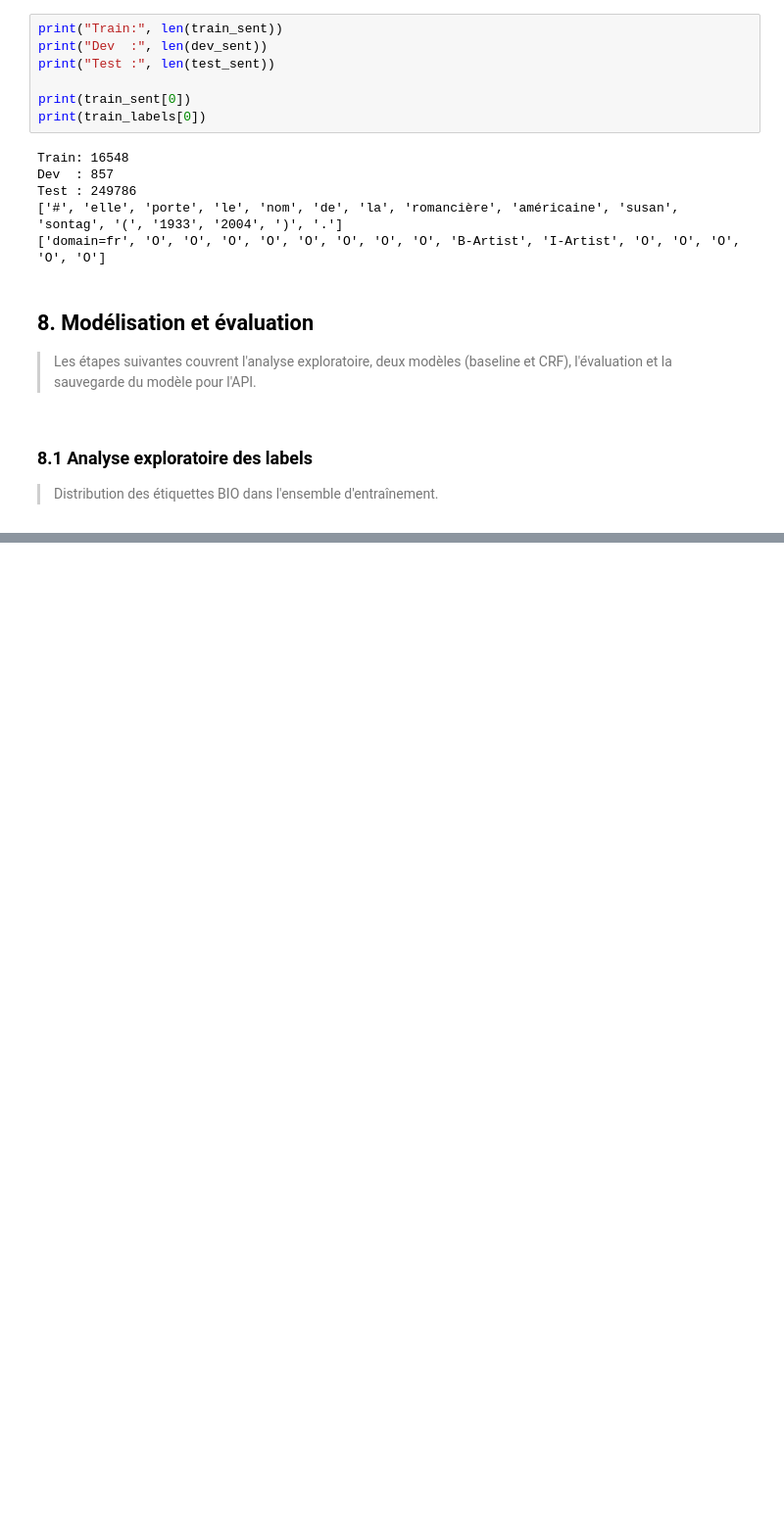
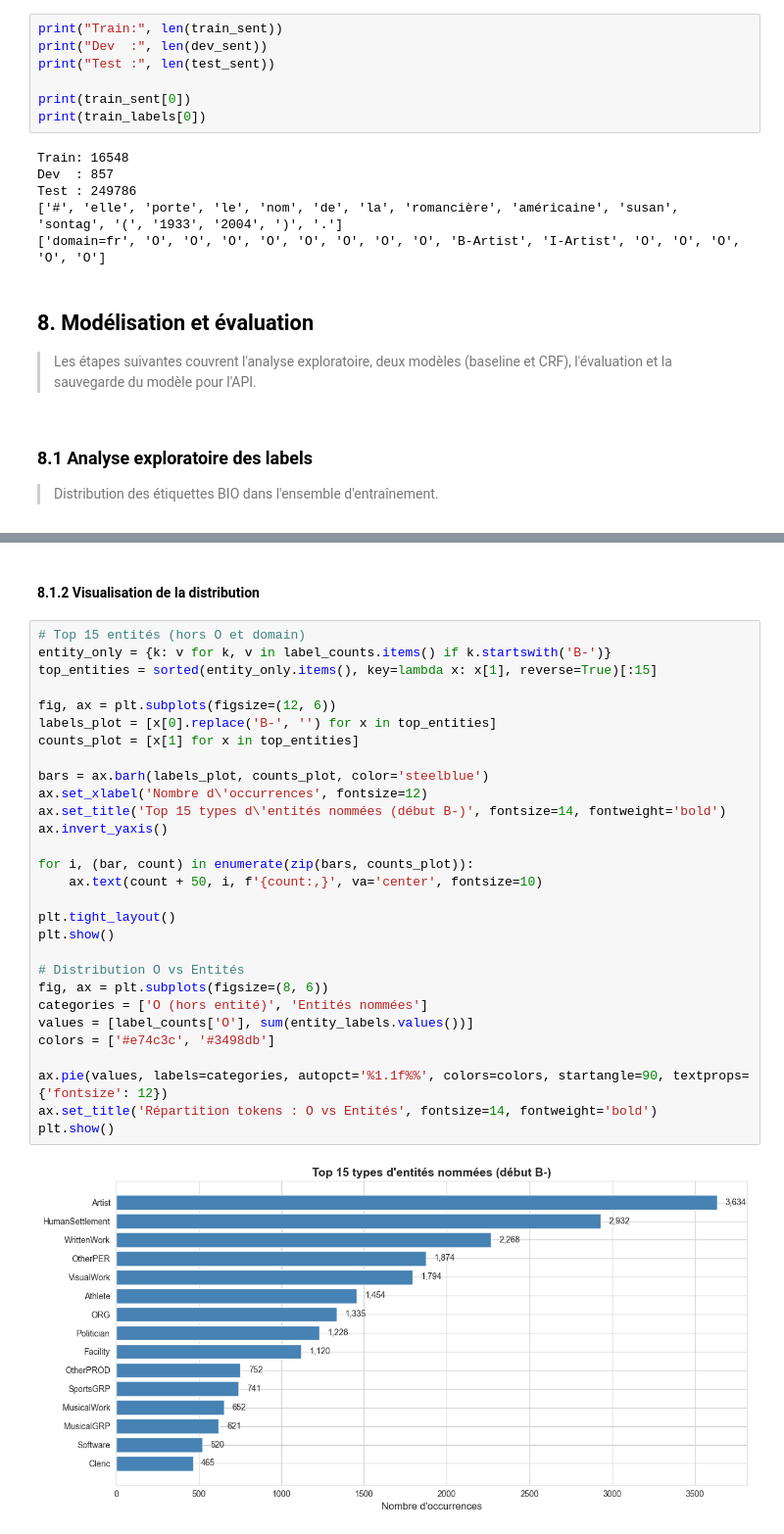
Before and after one commit to Badji-M/NLP, a Jupyter notebook: notebook/NER.ipynb, the cells around one changed output, grey strips where cells are left out. Shown at 98% size. Cells and saved outputs as stored; diff of their text form; blank space fills up the shorter version.

```diff
--- a/notebook/NER.ipynb
+++ b/notebook/NER.ipynb
@@ -152,0 +225,33 @@ Exemple labels: ['B-AerospaceManufacturer', 'B-AnatomicalStructure', 'B-ArtWork'
+# %% [markdown]
+#### 8.1.2 Visualisation de la distribution
+# %%
+# Top 15 entités (hors O et domain)
+entity_only = {k: v for k, v in label_counts.items() if k.startswith('B-')}
+top_entities = sorted(entity_only.items(), key=lambda x: x[1], reverse=True)[:15]
+
+fig, ax = plt.subplots(figsize=(12, 6))
+labels_plot = [x[0].replace('B-', '') for x in top_entities]
+counts_plot = [x[1] for x in top_entities]
+
+bars = ax.barh(labels_plot, counts_plot, color='steelblue')
+ax.set_xlabel('Nombre d\'occurrences', fontsize=12)
+ax.set_title('Top 15 types d\'entités nommées (début B-)', fontsize=14, fontweight='bold')
+ax.invert_yaxis()
+
+for i, (bar, count) in enumerate(zip(bars, counts_plot)):
+    ax.text(count + 50, i, f'{count:,}', va='center', fontsize=10)
+
+plt.tight_layout()
+plt.show()
+
+# Distribution O vs Entités
+fig, ax = plt.subplots(figsize=(8, 6))
+categories = ['O (hors entité)', 'Entités nommées']
+values = [label_counts['O'], sum(entity_labels.values())]
+colors = ['#e74c3c', '#3498db']
+
+ax.pie(values, labels=categories, autopct='%1.1f%%', colors=colors, startangle=90, textprops={'fontsize': 12})
+ax.set_title('Répartition tokens : O vs Entités', fontsize=14, fontweight='bold')
+plt.show()
+# %% [output]
+[figure, added]
```
Also changed, not shown: parts of 40 cells of this notebook, 17 other files.
